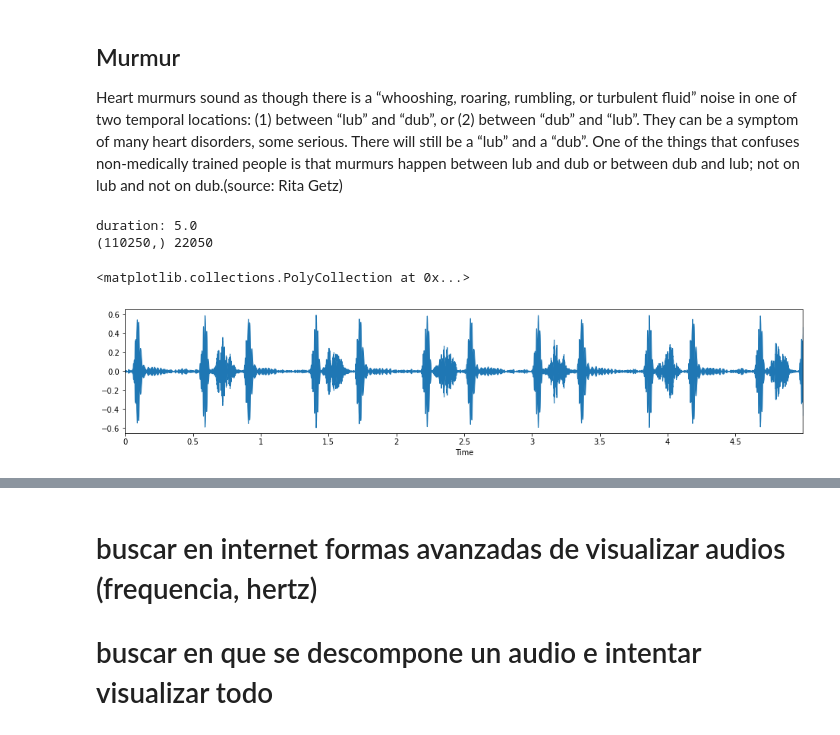
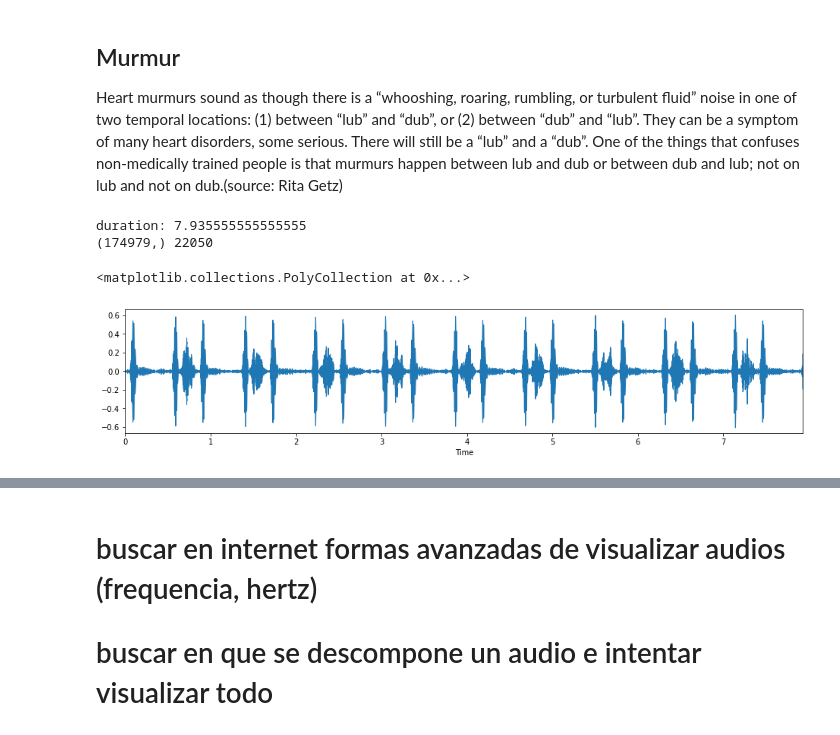
Before and after one commit to martinnss/Micro_Projects, a Jupyter notebook: apuntes datacamp/Time Seriesi.ipynb, the cells around one changed output, grey strips where cells are left out. Drawn from its saved outputs; the diff is of its cells as text; code cells hidden in the pictures.

```diff
--- a/apuntes datacamp/Time Seriesi.ipynb
+++ b/apuntes datacamp/Time Seriesi.ipynb
@@ -136,15 +136,15 @@ duration: 4.963809523809524
 Heart murmurs sound as though there is a “whooshing, roaring, rumbling, or turbulent fluid” noise in one of two temporal locations: (1) between “lub” and “dub”, or (2) between “dub” and “lub”. They can be a symptom of many heart disorders, some serious. There will still be a “lub” and a “dub”. One of the things that confuses non-medically trained people is that murmurs happen between lub and dub or between dub and lub; not on lub and not on dub.(source: Rita Getz)
 # %%
 murmur_file=INPUT_DIR+"/set_a/murmur__201108222231.wav"
-audio_murmur, sfreq_murmur = librosa.load(murmur_file,duration=5)
-dur=librosa.get_duration(audio_murmur)
+audio_murmur, sfreq_murmur = lr.load(murmur_file)
+dur=lr.get_duration(audio_murmur)
 print ("duration:", dur)
 print(audio_murmur.shape,sfreq_murmur)
 
 plt.figure(figsize=(16, 3))
 librosa.display.waveplot(audio_murmur, sr=sfreq_murmur)
 # %% [output]
-duration: 5.0
-(110250,) 22050
+duration: 7.935555555555555
+(174979,) 22050
 <matplotlib.collections.PolyCollection at 0x...>
-[figure, old version]
+[figure, new version]
```
Also changed, not shown: parts of 7 cells of this notebook.
